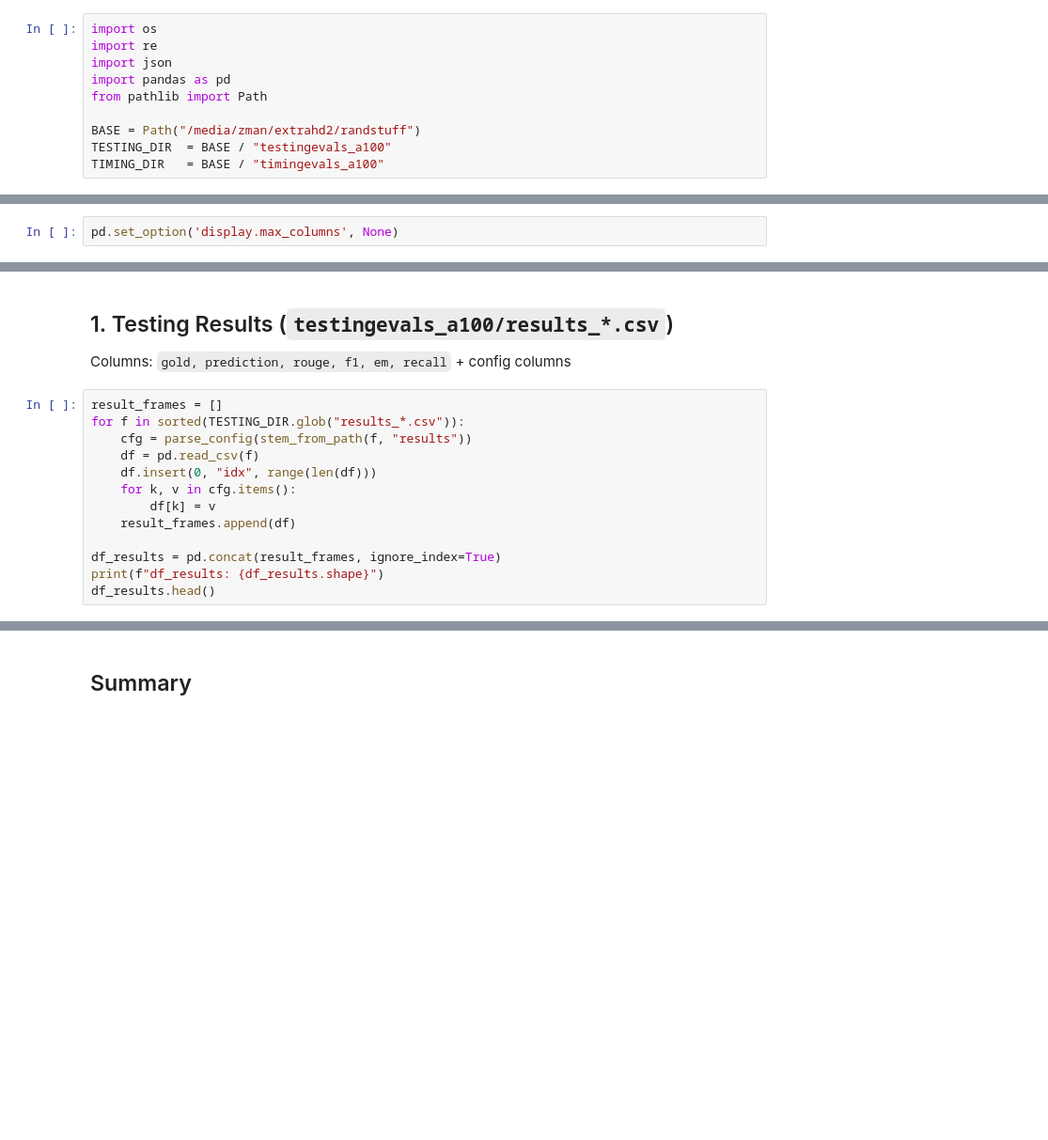
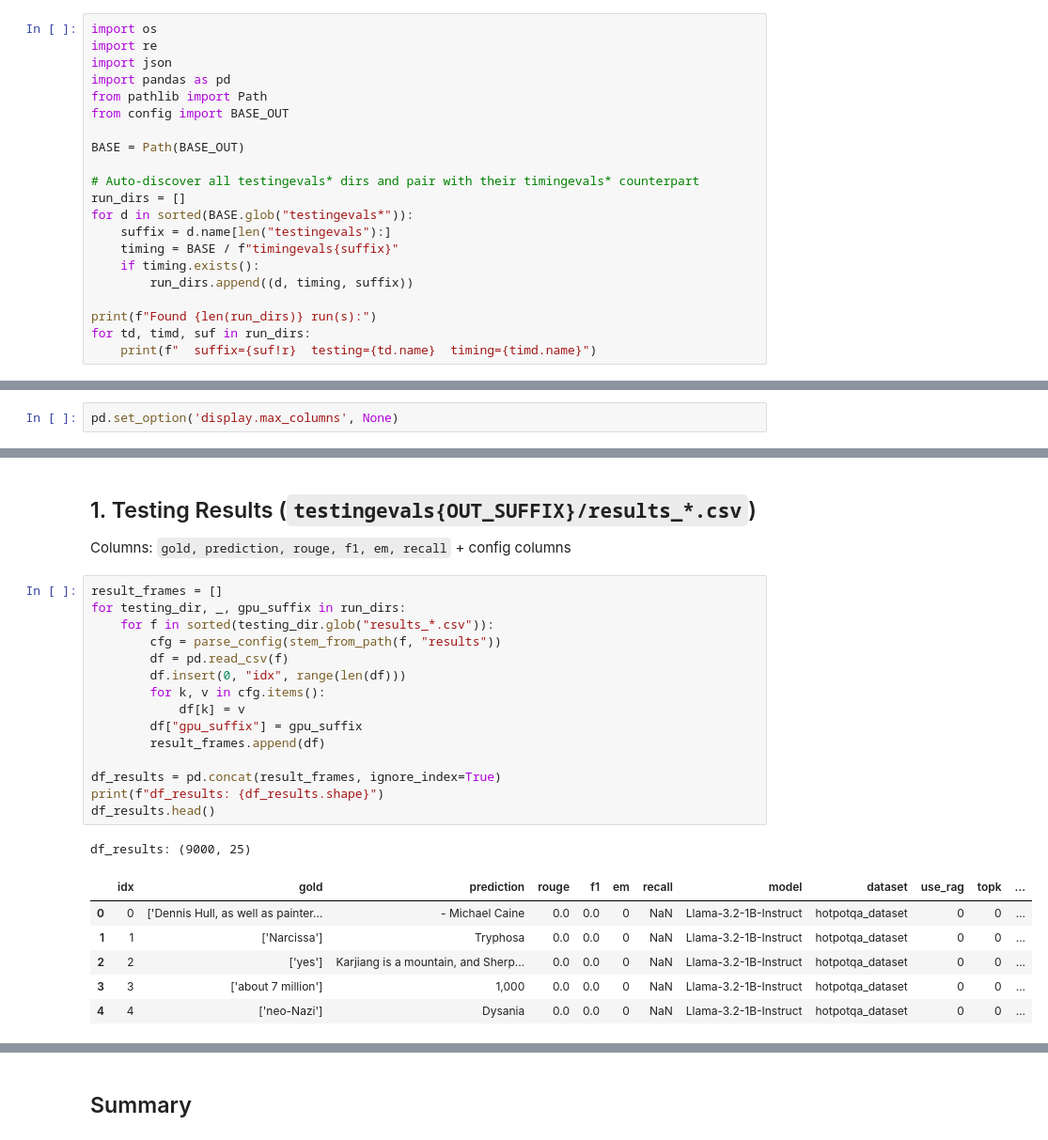
Before and after one commit to zferic/RAGMark, a Jupyter notebook: load_evals_executed.ipynb, the cells around one changed output, grey strips where cells are left out. Shown at 94% size. Drawn from its saved outputs; the diff is of its cells as text; blank space fills up the shorter version.

```diff
--- a/load_evals_executed.ipynb
+++ b/load_evals_executed.ipynb
@@ -7,7 +7,18 @@ import re
 import json
 import pandas as pd
 from pathlib import Path
+from config import BASE_OUT
 
-BASE = Path("/media/zman/extrahd2/randstuff")
-TESTING_DIR  = BASE / "testingevals_a100"
-TIMING_DIR   = BASE / "timingevals_a100"
+BASE = Path(BASE_OUT)
+
+# Auto-discover all testingevals* dirs and pair with their timingevals* counterpart
+run_dirs = []
+for d in sorted(BASE.glob("testingevals*")):
+    suffix = d.name[len("testingevals"):]
+    timing = BASE / f"timingevals{suffix}"
+    if timing.exists():
+        run_dirs.append((d, timing, suffix))
+
+print(f"Found {len(run_dirs)} run(s):")
+for td, timd, suf in run_dirs:
+    print(f"  suffix={suf!r}  testing={td.name}  timing={timd.name}")
@@ -61,17 +75,27 @@ print(parse_config(stem_from_path(sample, "results")))
 # %% [markdown]
-## 1. Testing Results (`testingevals_a100/results_*.csv`)
+## 1. Testing Results (`testingevals{OUT_SUFFIX}/results_*.csv`)
 Columns: `gold, prediction, rouge, f1, em, recall` + config columns
 # %%
 result_frames = []
-for f in sorted(TESTING_DIR.glob("results_*.csv")):
-    cfg = parse_config(stem_from_path(f, "results"))
-    df = pd.read_csv(f)
-    df.insert(0, "idx", range(len(df)))
-    for k, v in cfg.items():
-        df[k] = v
-    result_frames.append(df)
+for testing_dir, _, gpu_suffix in run_dirs:
+    for f in sorted(testing_dir.glob("results_*.csv")):
+        cfg = parse_config(stem_from_path(f, "results"))
+        df = pd.read_csv(f)
+        df.insert(0, "idx", range(len(df)))
+        for k, v in cfg.items():
+            df[k] = v
+        df["gpu_suffix"] = gpu_suffix
+        result_frames.append(df)
 
 df_results = pd.concat(result_frames, ignore_index=True)
 print(f"df_results: {df_results.shape}")
 df_results.head()
+# %% [output]
+df_results: (9000, 25)
+|  | idx | gold | prediction | rouge | f1 | em | recall | model | dataset | use_rag | topk | ... |
+| 0 | 0 | ['Dennis Hull, as well as painter... | - Michael Caine | 0.0 | 0.0 | 0 | NaN | Llama-3.2-1B-Instruct | hotpotqa_dataset | 0 | 0 | ... |
+| 1 | 1 | ['Narcissa'] | Tryphosa | 0.0 | 0.0 | 0 | NaN | Llama-3.2-1B-Instruct | hotpotqa_dataset | 0 | 0 | ... |
+| 2 | 2 | ['yes'] | Karjiang is a mountain, and Sherp... | 0.0 | 0.0 | 0 | NaN | Llama-3.2-1B-Instruct | hotpotqa_dataset | 0 | 0 | ... |
+| 3 | 3 | ['about 7 million'] | 1,000 | 0.0 | 0.0 | 0 | NaN | Llama-3.2-1B-Instruct | hotpotqa_dataset | 0 | 0 | ... |
+| 4 | 4 | ['neo-Nazi'] | Dysania | 0.0 | 0.0 | 0 | NaN | Llama-3.2-1B-Instruct | hotpotqa_dataset | 0 | 0 | ... |
 # %% [markdown]
```
Also changed, not shown: parts of 11 cells of this notebook, 4 other files.
